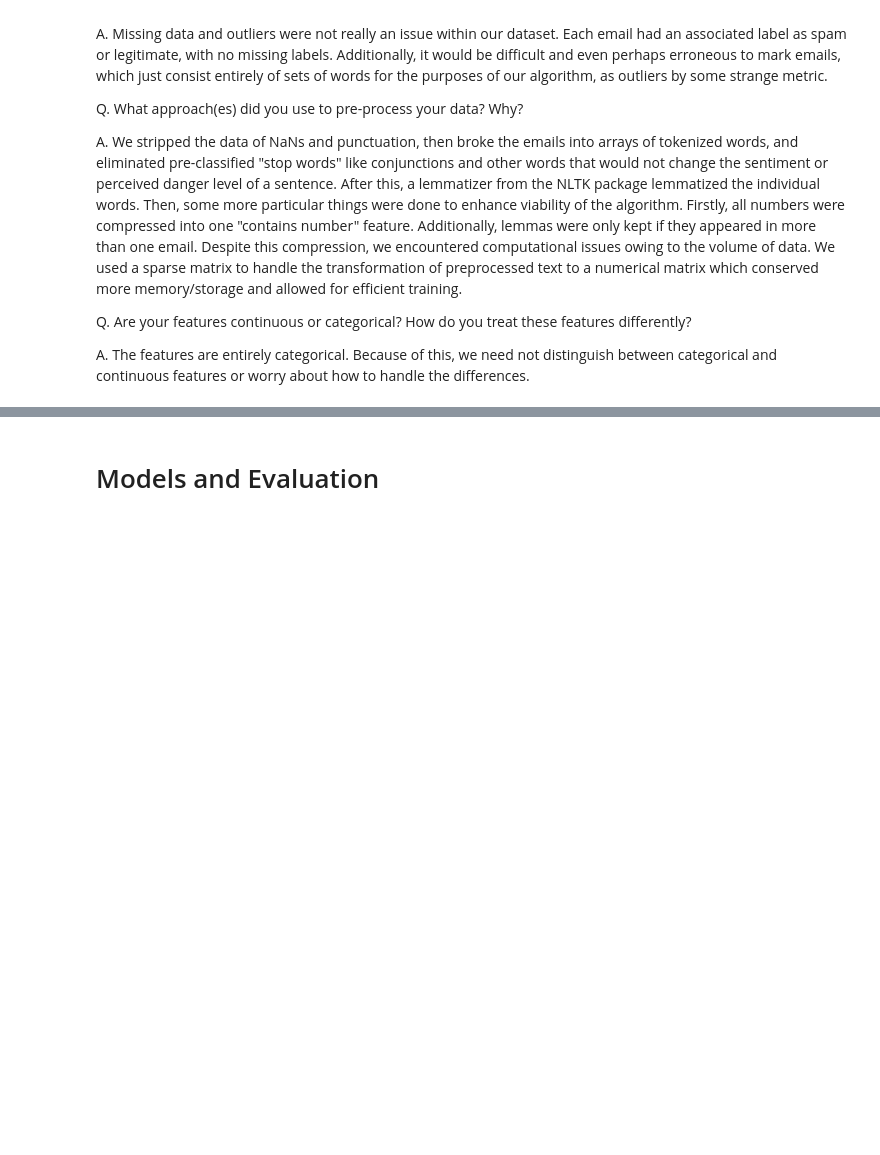
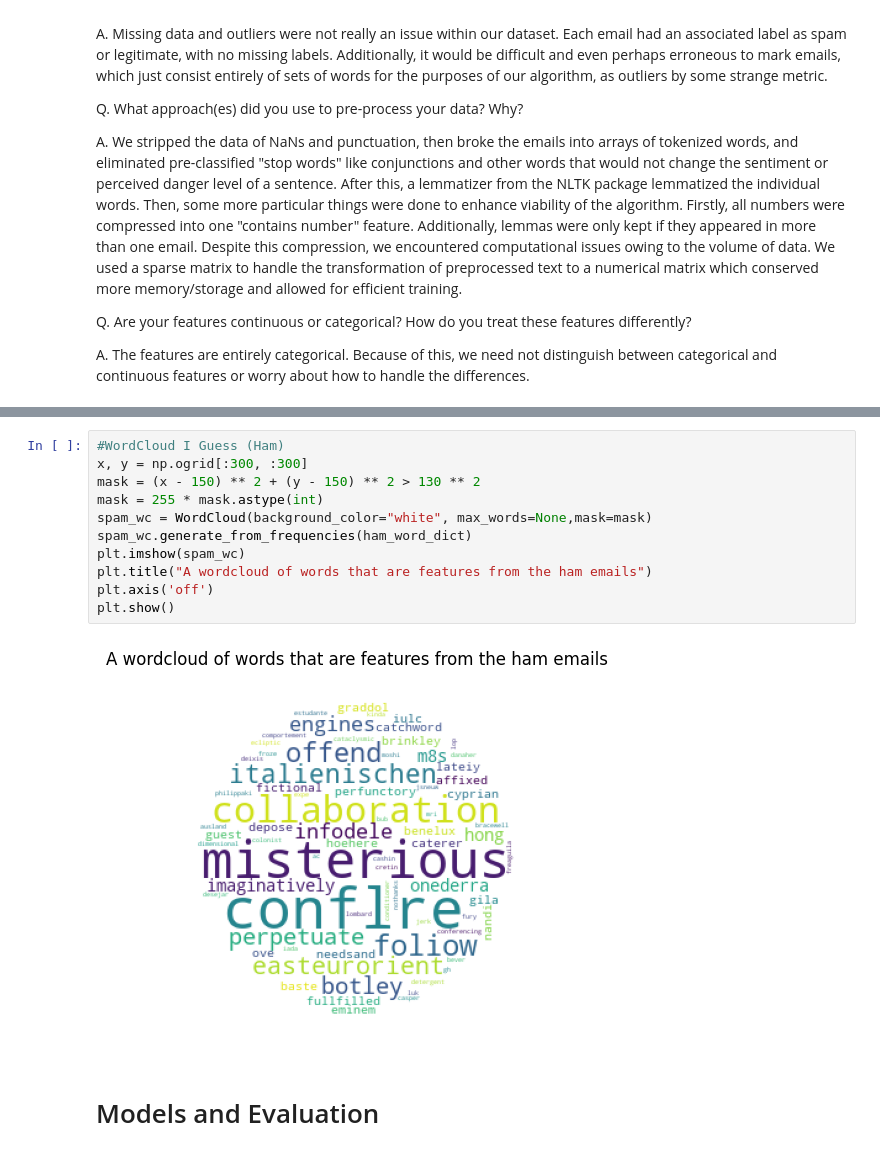
Before and after one commit to JonathanYe3/ML_duh_guyz, a Jupyter notebook: Final_Project_Submission_Template.ipynb, the cells around one changed output, grey strips where cells are left out. Cells and saved outputs as stored; diff of their text form; blank space fills up the shorter version.

```diff
--- a/Final_Project_Submission_Template.ipynb
+++ b/Final_Project_Submission_Template.ipynb
@@ -159,3 +205,16 @@ print(non_zero_indices)
+# %%
+#WordCloud I Guess (Ham)
+x, y = np.ogrid[:300, :300]
+mask = (x - 150) ** 2 + (y - 150) ** 2 > 130 ** 2
+mask = 255 * mask.astype(int)
+spam_wc = WordCloud(background_color="white", max_words=None,mask=mask)
+spam_wc.generate_from_frequencies(ham_word_dict)
+plt.imshow(spam_wc)
+plt.title("A wordcloud of words that are features from the ham emails")
+plt.axis('off')
+plt.show()
+# %% [output]
+[figure, added]
 # %% [markdown]
 # Models and Evaluation
 # %% [markdown]
```
Also changed, not shown: parts of 4 cells of this notebook.
